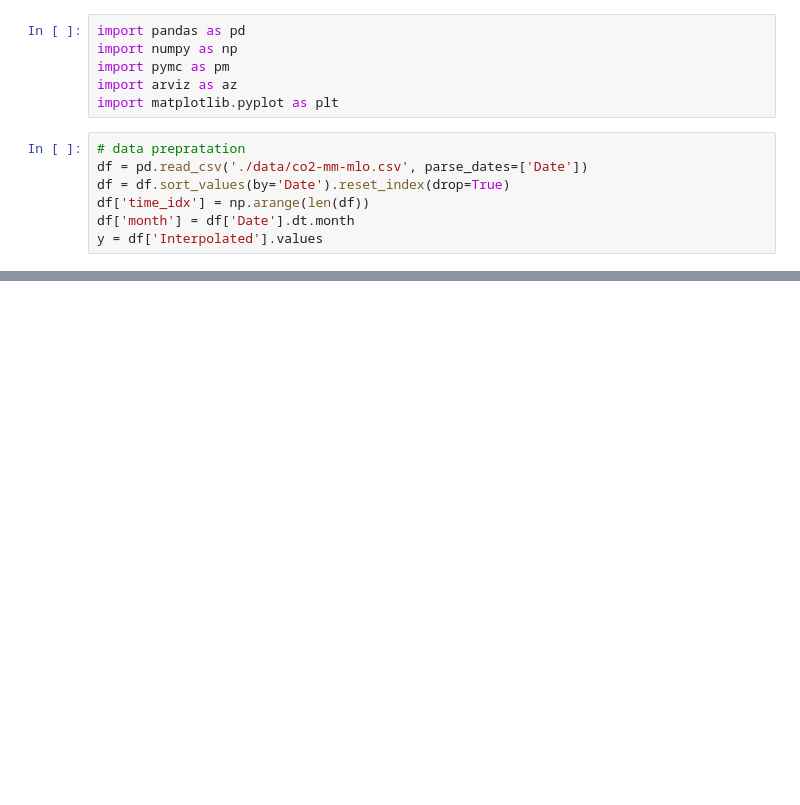
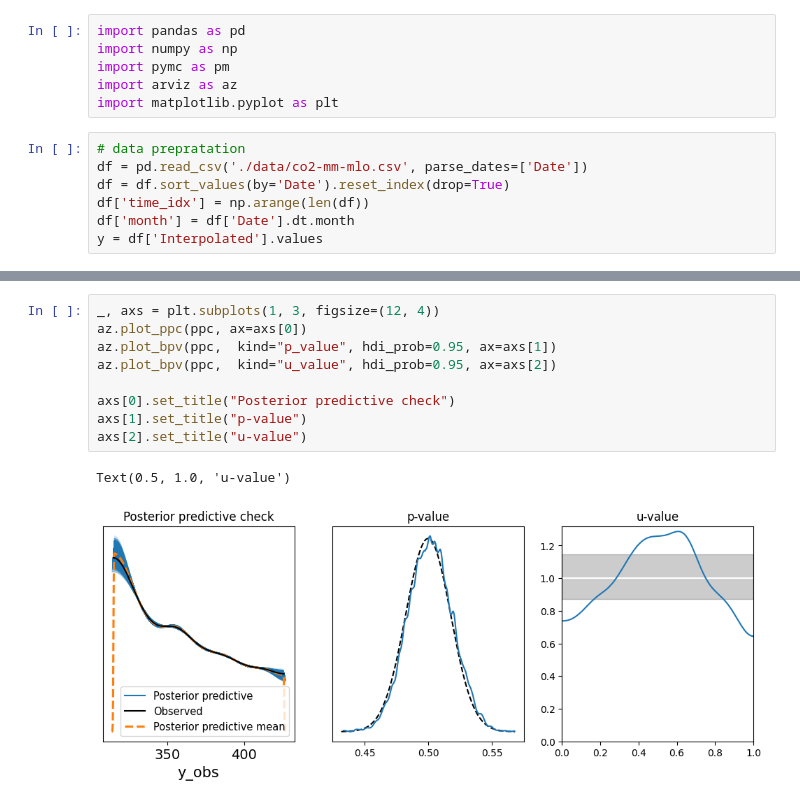
Before and after one commit to kabitalama/MaunaLoa-CO2-Level-BSTS-PyMC, a Jupyter notebook: bsts.ipynb, the cells around one changed output, grey strips where cells are left out. Drawn from its saved outputs; the diff is of its cells as text; blank space fills up the shorter version.

```diff
--- a/bsts.ipynb
+++ b/bsts.ipynb
@@ -42,0 +72,12 @@ with pm.Model() as bsts_model:
+# %%
+_, axs = plt.subplots(1, 3, figsize=(12, 4))
+az.plot_ppc(ppc, ax=axs[0])
+az.plot_bpv(ppc,  kind="p_value", hdi_prob=0.95, ax=axs[1])
+az.plot_bpv(ppc,  kind="u_value", hdi_prob=0.95, ax=axs[2])
+
+axs[0].set_title("Posterior predictive check")
+axs[1].set_title("p-value")
+axs[2].set_title("u-value")
+# %% [output]
+Text(0.5, 1.0, 'u-value')
+[figure, added]
```
Also changed, not shown: parts of 9 cells of this notebook.
